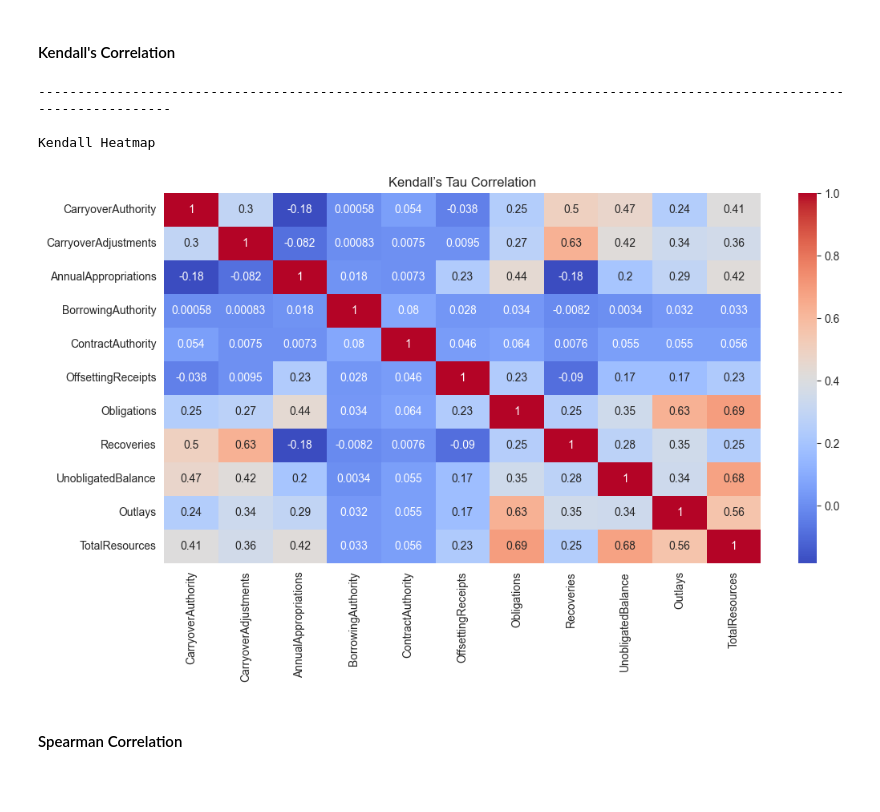
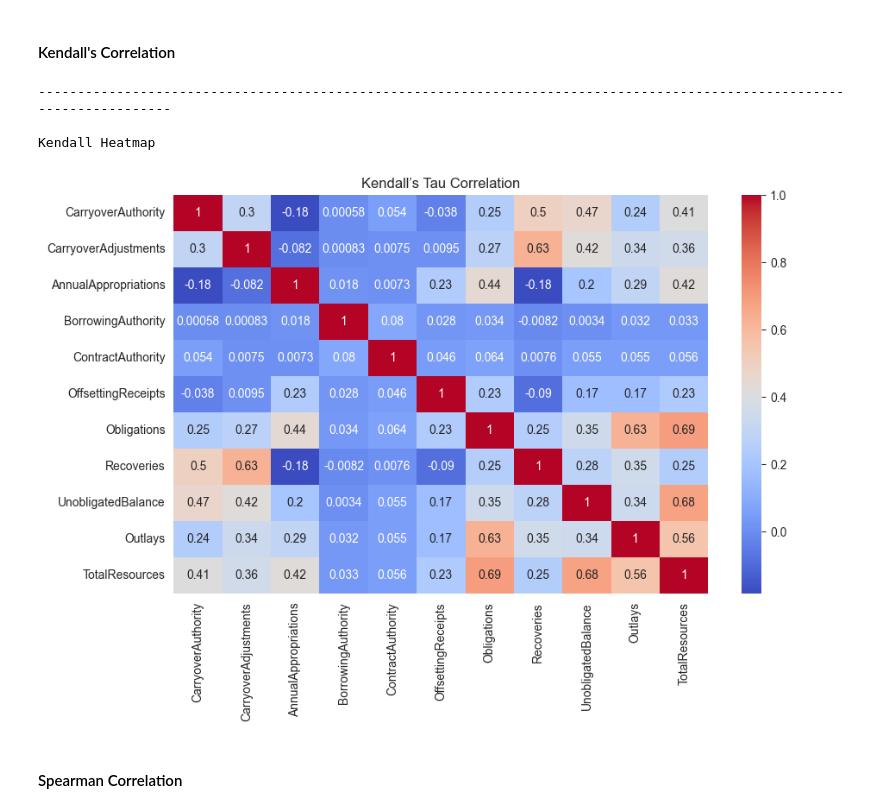
Before and after one commit to is-leeroy-jenkins/Cutey, a Jupyter notebook: balances.ipynb, the cells around one changed output. Cells and saved outputs as stored; diff of their text form; code cells hidden in the pictures; blank space fills up the shorter version.

```diff
--- a/balances.ipynb
+++ b/balances.ipynb
@@ -687,18 +688,18 @@ Pearson Heatmap
 # %%
 print( hdr )
 print( 'Kendall Heatmap' )
 print( nwln )
 
 # Display correlation heatmaps
-plt.figure(figsize=(12, 6))
+plt.figure(figsize=(10, 6))
 sns.heatmap(df_kendall, annot=True, cmap= 'coolwarm' )
 plt.title('Kendall’s Tau Correlation')
 plt.show()
 # %% [output]
 ------------------------------------------------------------------------------------------------------------------------
 
 Kendall Heatmap
-[figure, old version]
+[figure, new version]
 # %% [markdown]
 #### Spearman Correlation
 # %%
```
Also changed, not shown: parts of 7 cells of this notebook.
